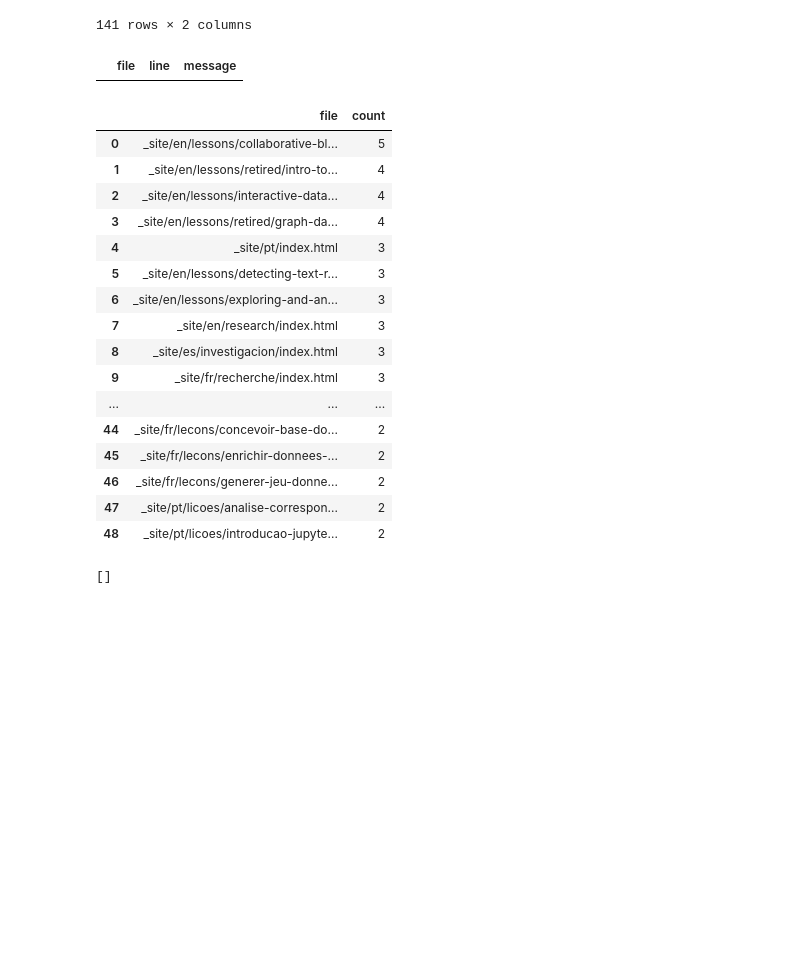
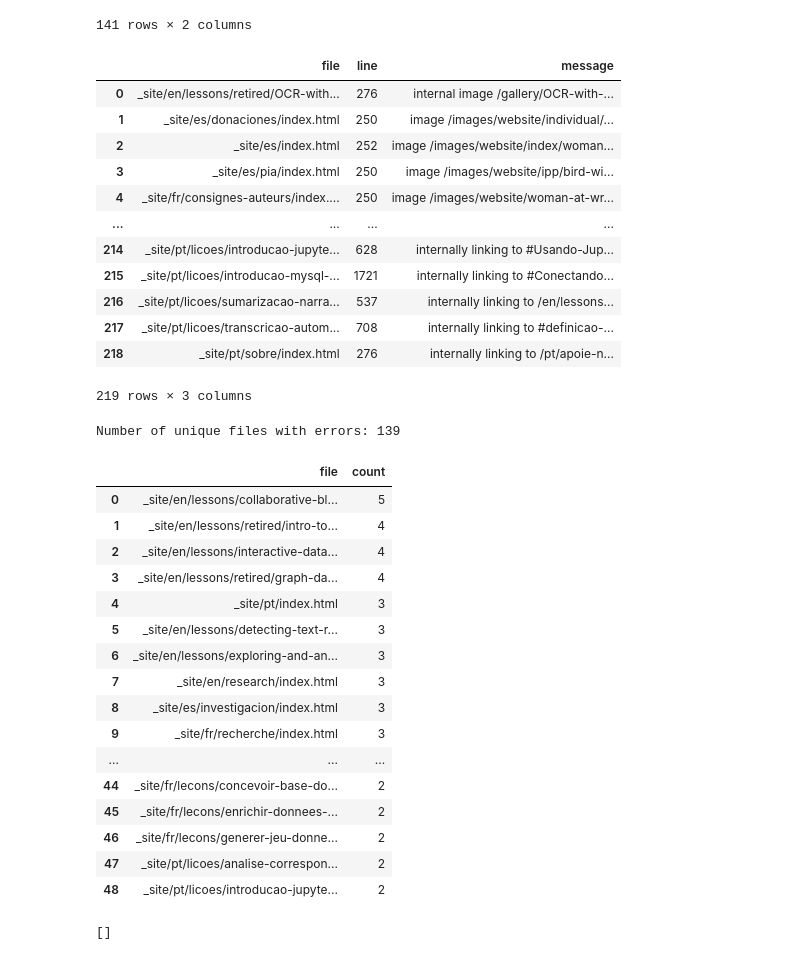
Before and after one commit to programminghistorian/jekyll, a Jupyter notebook: FixingLinksNotebook.ipynb, the cells around one changed output. Cells and saved outputs as stored; diff of their text form; code cells hidden in the pictures; blank space fills up the shorter version.

```diff
--- a/FixingLinksNotebook.ipynb
+++ b/FixingLinksNotebook.ipynb
@@ -64,13 +63,27 @@ message_counts
 | 140 | internally linking to /pt/apoie-n... | 1 |
 141 rows × 2 columns
 # %%
-df[(df.message == "internally linking to /reviewer-guidelines, which does not exist") ]
+df
 # %% [output]
 |  | file | line | message |
+| 0 | _site/en/lessons/retired/OCR-with... | 276 | internal image /gallery/OCR-with-... |
+| 1 | _site/es/donaciones/index.html | 250 | image /images/website/individual/... |
+| 2 | _site/es/index.html | 252 | image /images/website/index/woman... |
+| 3 | _site/es/pia/index.html | 250 | image /images/website/ipp/bird-wi... |
+| 4 | _site/fr/consignes-auteurs/index.... | 250 | image /images/website/woman-at-wr... |
+| ... | ... | ... | ... |
+| 214 | _site/pt/licoes/introducao-jupyte... | 628 | internally linking to #Usando-Jup... |
+| 215 | _site/pt/licoes/introducao-mysql-... | 1721 | internally linking to #Conectando... |
+| 216 | _site/pt/licoes/sumarizacao-narra... | 537 | internally linking to /en/lessons... |
+| 217 | _site/pt/licoes/transcricao-autom... | 708 | internally linking to #definicao-... |
+| 218 | _site/pt/sobre/index.html | 276 | internally linking to /pt/apoie-n... |
+219 rows × 3 columns
 # %%
 file_counts = df.file.value_counts().reset_index()
+print(f"Number of unique files with errors: {len(file_counts)}")
 file_counts[file_counts['count']>1]
 # %% [output]
+Number of unique files with errors: 139
 |  | file | count |
 | 0 | _site/en/lessons/collaborative-bl... | 5 |
 | 1 | _site/en/lessons/retired/intro-to... | 4 |
```
Also changed, not shown: parts of 1 cell of this notebook, 3 other files.
